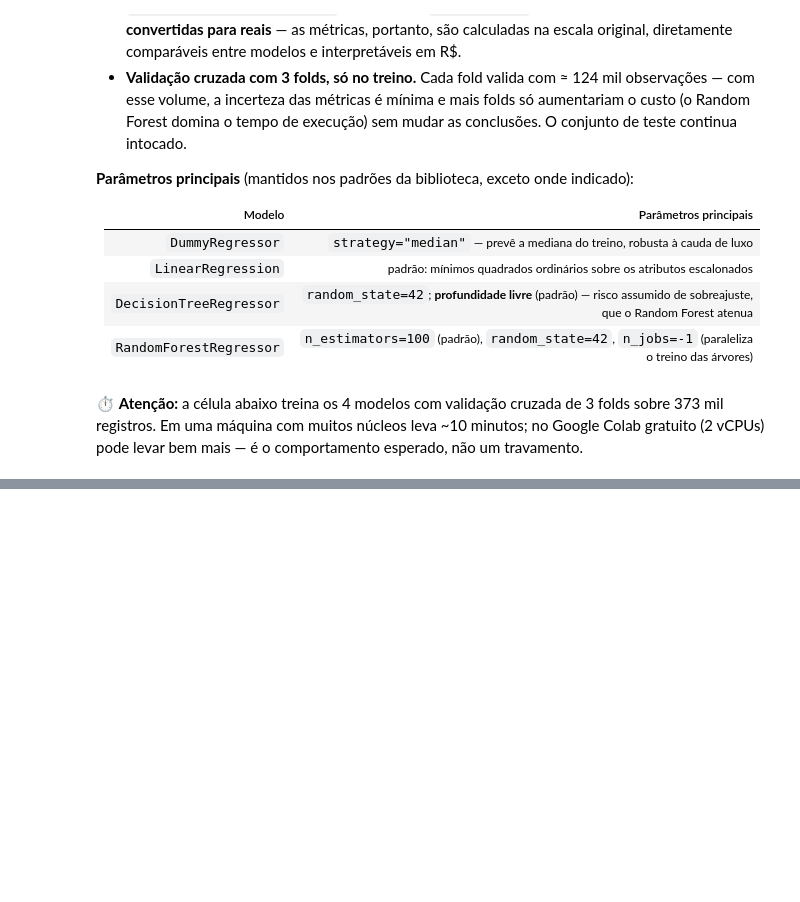
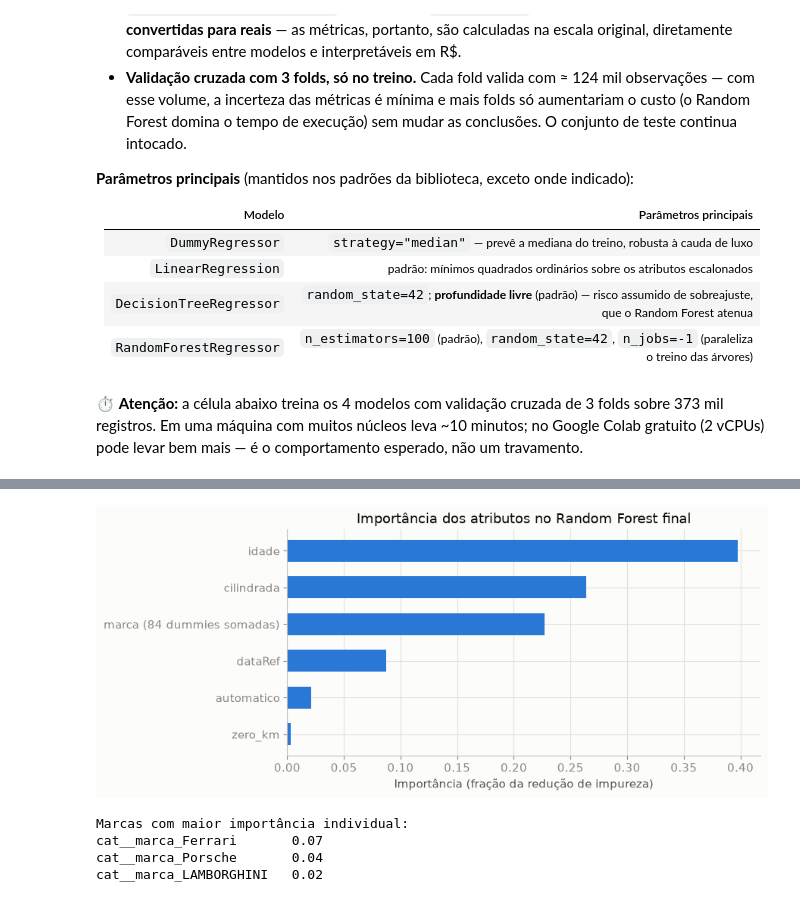
Before and after one commit to Danillitos/UFS-Trabalho-IA, a Jupyter notebook: projeto_final_fipe.ipynb, the cells around one changed output, grey strips where cells are left out. Cells and saved outputs as stored; diff of their text form; code cells hidden in the pictures; blank space fills up the shorter version.

```diff
--- a/projeto_final_fipe.ipynb
+++ b/projeto_final_fipe.ipynb
@@ -841,0 +1171,30 @@ preços de carros para ser útil como estimador da tabela.
+# %%
+rf_ajustado = modelo_final.named_steps["modelo"].regressor_
+nomes_atributos = modelo_final.named_steps["prep"].get_feature_names_out()
+importancias = pd.Series(rf_ajustado.feature_importances_, index=nomes_atributos)
+
+resumo_imp = pd.Series({
+    "idade":       importancias["num__idade"],
+    "cilindrada":  importancias["num__cilindrada"],
+    "marca (84 dummies somadas)": importancias[[c for c in importancias.index if c.startswith("cat__")]].sum(),
+    "dataRef":     importancias["num__dataRef"],
+    "automatico":  importancias["bin__automatico"],
+    "zero_km":     importancias["bin__zero_km"],
+}).sort_values()
+
+fig, eixo = plt.subplots(figsize=(9, 4))
+eixo.barh(resumo_imp.index, resumo_imp.values, height=0.6, color=AZUL)
+eixo.set_title("Importância dos atributos no Random Forest final")
+eixo.set_xlabel("Importância (fração da redução de impureza)")
+plt.tight_layout()
+plt.show()
+
+print("Marcas com maior importância individual:")
+print(importancias[[c for c in importancias.index if c.startswith("cat__")]]
+      .sort_values(ascending=False).head(3).round(3).to_string())
+# %% [output]
+[figure, added]
+Marcas com maior importância individual:
+cat__marca_Ferrari       0.07
+cat__marca_Porsche       0.04
+cat__marca_LAMBORGHINI   0.02
```
Also changed, not shown: parts of 35 cells of this notebook.
